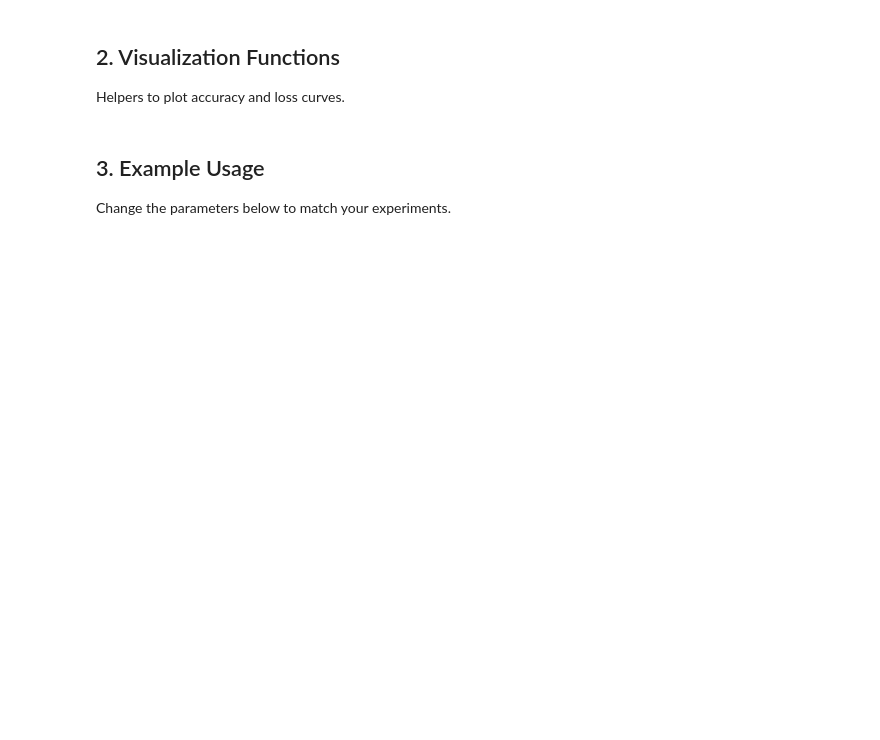
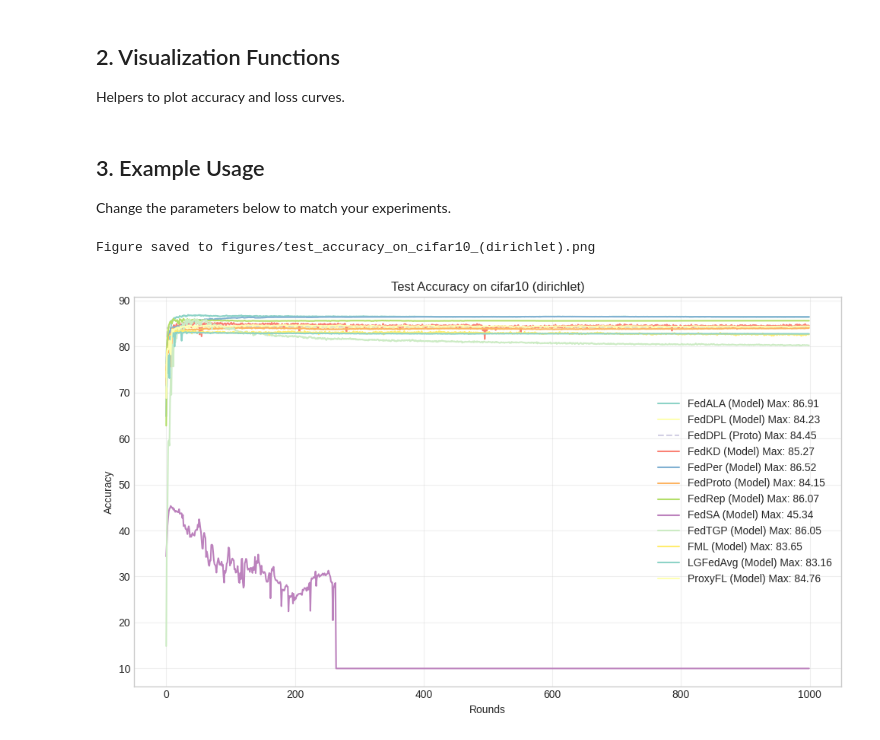
Before and after one commit to haifeng-dai/fl, a Jupyter notebook: plot/results_analysis.ipynb, the cells around one changed output. Saved outputs shown, nothing was run; the diff lists cells and outputs as text; code cells hidden in the pictures; blank space fills up the shorter version.

```diff
--- a/plot/results_analysis.ipynb
+++ b/plot/results_analysis.ipynb
@@ -20,6 +19,6 @@ We define the filename patterns for each algorithm based on the source code anal
 # %%
 class ResultLoader:
-    def __init__(self, base_dir="../results"):
+    def __init__(self, base_dir="results"):
         self.base_dir = base_dir
 
         # Dictionary mapping algorithm names to their specific filename suffix generators
@@ -34,7 +33,7 @@ class ResultLoader:
             "fedlsa": lambda args: f"_{args['lambda_com']}_{args['alpha_sep']}_{args['server_epochs']}_{args['server_lr']}_{args['tau']}",
             "fedper": lambda args: "",
             "fedpln": lambda args: f"_{args['lambda_']}_{args['epoch_pln']}_{args['lr_pln']}_{args['batch_size_pln']}_{args['depth_pln']}_{args['width_pln']}_{args['mode']}_{args['fixed_proto']}_{args['init_emb']}_{args['har']}",
-            "fedproc": lambda args: f"_{args['mu']}_{args['temperature']}",
+            "fedproc": lambda args: "",
             "fedproto": lambda args: f"_{args['mu']}",
             "fedprox": lambda args: f"_{args['mu']}",
             "fedrep": lambda args: f"_{args['epochs_head']}",
@@ -231,7 +230,7 @@ loader = ResultLoader("../results")
 
 # 2. Common Settings (Adjust these)
 common_args = {
-    "dataset": "mnist",
+    "dataset": "cifar10",
     "partition": "dirichlet",
     "num_clients": 10,
     "epochs": 10,
@@ -302,8 +301,8 @@ experiments = {
             "init_emb": 0,
         },
     ),
-    "FedProc": ("fedproc", {"mu": 1.0, "temperature": 0.5}),
-    "FedProto": ("fedproto", {"mu": 1.0}),
+    "FedProc": ("fedproc", {}),
+    "FedProto": ("fedproto", {"mu": 0.1}),
     "SCAFFOLD": ("scaffold", {"global_lr": 1.0}),
     "FedProx": ("fedprox", {"mu": 0.01}),
     "FedRep": ("fedrep", {"epochs_head": 5}),
@@ -323,7 +322,7 @@ experiments = {
     ),
     "FML": ("fml", {"alpha_fml": 1.0, "beta_fml": 1.0}),
     "LGFedAvg": ("lgfedavg", {}),
-    "MOON": ("moon", {"mu": 1.0, "tau": 0.5}),
+    "MOON": ("moon", {"mu": 0.01, "tau": 0.5}),
     "ProxyFL": ("proxyfl", {"mu": 1.0, "adj_type": "ring"}),
     "Fedtest": ("fedtest", {"mu": 0.1}),
 }
@@ -331,13 +330,13 @@ experiments = {
 
 traditional_algos = [
     "FedAvg",
+    "FedDyn",
+    "FedFM",
+    "FedLSA",
+    "FedPLN",
+    "FedProc",
     "FedProx",
     "MOON",
-    "FedLSA",
-    "FedPLN",
-    "FedDyn",
-    "FedFM",
-    "FedProc",
     "SCAFFOLD",
 ]
 
@@ -347,33 +346,36 @@ personalized_algos = [
     "FedKD",
     "FedPer",
     "FedProto",
     "FedRep",
     "FedSA",
     "FedTGP",
     "FML",
     "LGFedAvg",
     "ProxyFL",
 ]
 
 # Select algorithms to plot
-algos = traditional_algos
-# algos = personalized_algos
+# algos = traditional_algos
+algos = personalized_algos
 # algos = traditional_algos + personalized_algos
 
 # 4. Load & Plot
 results = {}
 for label, (algo, kwargs) in experiments.items():
     if label not in algos:
         continue
 
     args = {**common_args, **kwargs}
     # specific_run=None will load all available runs and average them
-    data = loader.load(algo, **args, specific_run=None)
+    data = loader.load(algo, **args, specific_run=0)
     if data:
         results[label] = data
 
 if results:
     title = f"Test Accuracy on {common_args['dataset']} ({common_args['partition']})"
     plot_results(results, metric="acc", title=title)
 else:
     print("No results found. Please check your data directory and paths.")
+# %% [output]
+Figure saved to figures/test_accuracy_on_cifar10_(dirichlet).png
+[figure, added]
```
Also changed, not shown: parts of 6 cells of this notebook, 26 other files.
